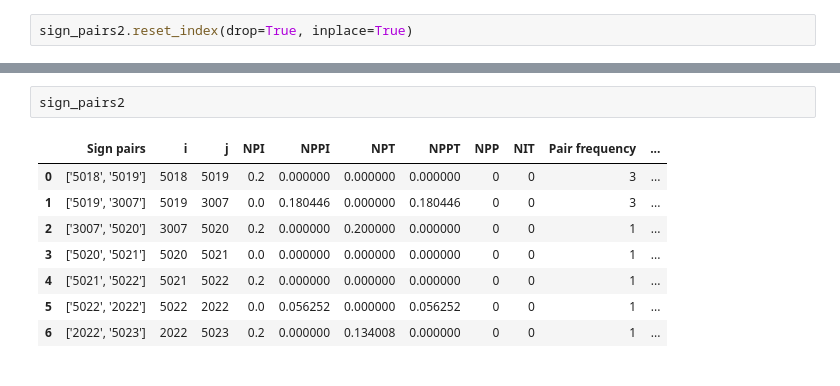
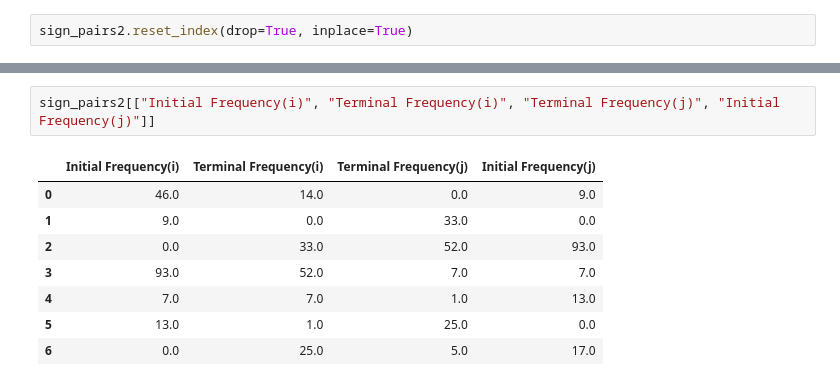
Before and after one commit to Kee2u/Deciphering_the_Indus_Valley_Script, a Jupyter notebook: Multivariate_Segmentation.ipynb, the cells around one changed output, grey strips where cells are left out. Saved outputs shown, nothing was run; the diff lists cells and outputs as text.

```diff
--- a/Multivariate_Segmentation.ipynb
+++ b/Multivariate_Segmentation.ipynb
@@ -674,14 +693,14 @@ SyntaxError: invalid syntax (<ipython-input-80-6bccbe9ed94d>, line 15)
-# %%
-sign_pairs2
-# %% [output]
-|  | Sign pairs | i | j | NPI | NPPI | NPT | NPPT | NPP | NIT | Pair frequency | ... |
-| 0 | ['5018', '5019'] | 5018 | 5019 | 0.2 | 0.000000 | 0.000000 | 0.000000 | 0 | 0 | 3 | ... |
-| 1 | ['5019', '3007'] | 5019 | 3007 | 0.0 | 0.180446 | 0.000000 | 0.180446 | 0 | 0 | 3 | ... |
-| 2 | ['3007', '5020'] | 3007 | 5020 | 0.2 | 0.000000 | 0.200000 | 0.000000 | 0 | 0 | 1 | ... |
-| 3 | ['5020', '5021'] | 5020 | 5021 | 0.0 | 0.000000 | 0.000000 | 0.000000 | 0 | 0 | 1 | ... |
-| 4 | ['5021', '5022'] | 5021 | 5022 | 0.2 | 0.000000 | 0.000000 | 0.000000 | 0 | 0 | 1 | ... |
-| 5 | ['5022', '2022'] | 5022 | 2022 | 0.0 | 0.056252 | 0.000000 | 0.056252 | 0 | 0 | 1 | ... |
-| 6 | ['2022', '5023'] | 2022 | 5023 | 0.2 | 0.000000 | 0.134008 | 0.000000 | 0 | 0 | 1 | ... |
+# %%
+sign_pairs2[["Initial Frequency(i)", "Terminal Frequency(i)", "Terminal Frequency(j)", "Initial Frequency(j)"]]
+# %% [output]
+|  | Initial Frequency(i) | Terminal Frequency(i) | Terminal Frequency(j) | Initial Frequency(j) |
+| 0 | 46.0 | 14.0 | 0.0 | 9.0 |
+| 1 | 9.0 | 0.0 | 33.0 | 0.0 |
+| 2 | 0.0 | 33.0 | 52.0 | 93.0 |
+| 3 | 93.0 | 52.0 | 7.0 | 7.0 |
+| 4 | 7.0 | 7.0 | 1.0 | 13.0 |
+| 5 | 13.0 | 1.0 | 25.0 | 0.0 |
+| 6 | 0.0 | 25.0 | 5.0 | 17.0 |
 # %%
 # Calculating frequency of terminal signs
 terminal_sign_pair_freq_df = pd.DataFrame(terminal_sign_pair_df["Sign pairs"].value_counts())
```
Also changed, not shown: parts of 10 cells of this notebook.
